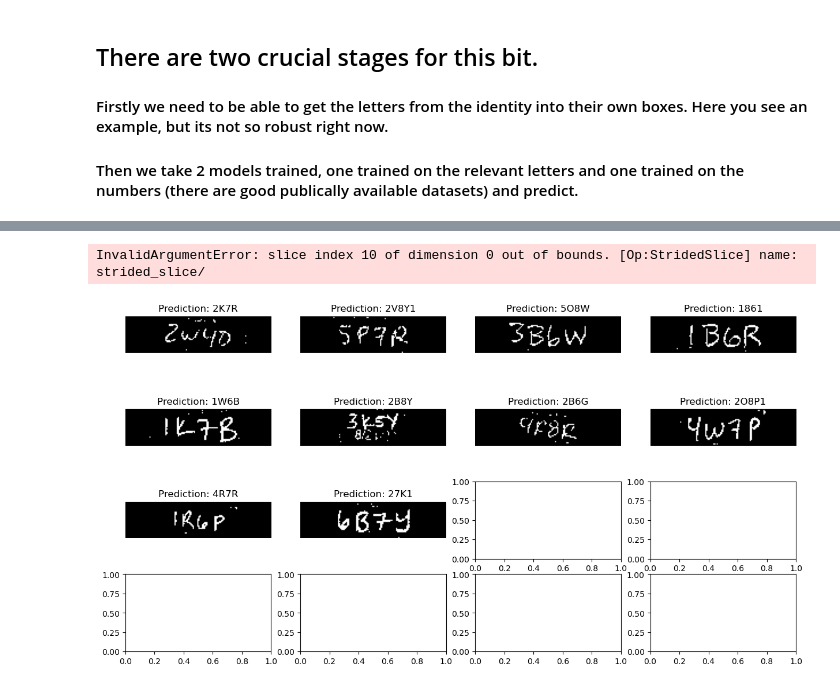
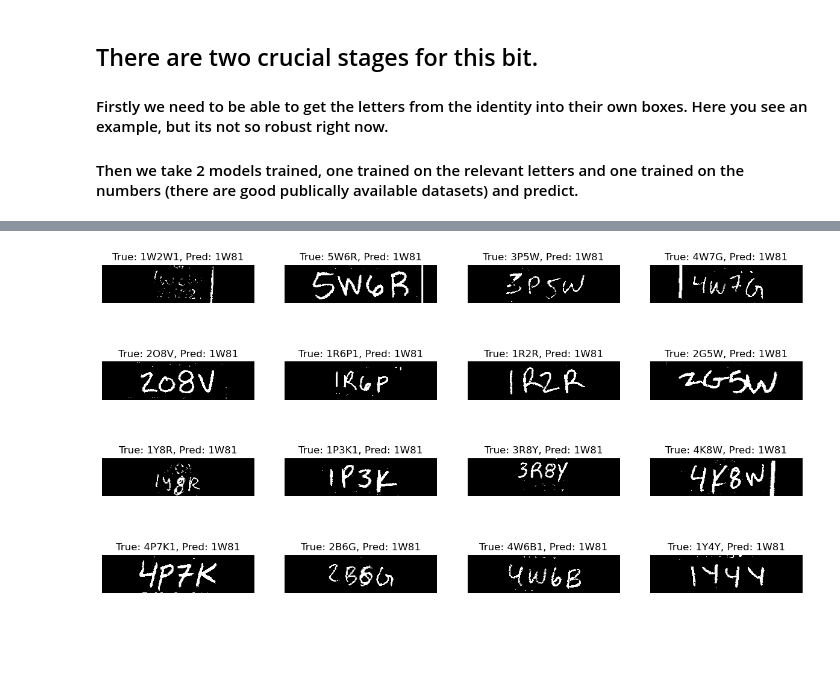
Before and after one commit to Jor-Lee/Guppies, a Jupyter notebook: Python_Files/ML.ipynb, the cells around one changed output, grey strips where cells are left out. Cells and saved outputs as stored; diff of their text form; code cells hidden in the pictures; blank space fills up the shorter version.

```diff
--- a/Python_Files/ML.ipynb
+++ b/Python_Files/ML.ipynb
@@ -48,7 +48,7 @@ for i in labels:
             characters.append(j)
 
 
-image_width, image_height = 128, 32
+image_width, image_height = 256, 64
 
 max_len = len(max(labels, key=len))
 # %%
@@ -96,11 +96,13 @@ def prepare_dataset(images, labels):
 data = tf.stack([preprocess_image(data[i][...,None], img_size=(image_width,image_height)) for i in range(len(data))],axis=0)
 vec_labels = tf.stack([vectorize_label(labels[i]) for i in range(len(labels))])
 
-train_data = data[:80]
-train_labels = vec_labels[:80]
+train_split = (len(data) * 85) // 100
 
-test_data = data[80:]
-test_labels = vec_labels[80:]
+train_data = data[:train_split]
+train_labels = vec_labels[:train_split]
+
+test_data = data[train_split:]
+test_labels = vec_labels[train_split:]
 # %%
 plt.imshow(data[0])
 # %% [output]
@@ -308,22 +310,31 @@ def decode_batch_predictions(pred):
     results = keras.backend.ctc_decode(pred, input_length=input_len, greedy=True)[0][0][
         :, :max_len
     ]
+
     # Iterate over the results and get back the text.
+    output = decode_vectorized_label(results)
+    return output
+
+def decode_vectorized_label(results):
     output_text = []
     for res in results:
         res = tf.gather(res, tf.where(tf.math.not_equal(res, -1)))
         res = tf.strings.reduce_join(num_to_char(res)).numpy().decode("utf-8")
         output_text.append(res)
+
     return output_text
+
 
 
 #  Let's check results on some test samples.
 for batch in train_ds.take(1):
     batch_images = batch["image"]
+    batch_labels = batch["label"]
     _, ax = plt.subplots(4, 4, figsize=(15, 8))
 
     preds = prediction_model.predict(batch_images)
     pred_texts = decode_batch_predictions(preds)
+    true_texts = decode_vectorized_label(batch_labels)
 
     for i in range(16):
         img = batch_images[i]
@@ -332,7 +343,7 @@ for batch in train_ds.take(1):
         img = (img * 255.0).numpy().clip(0, 255).astype(np.uint8)
         img = img[:, :, 0]
 
-        title = f"Prediction: {pred_texts[i]}"
+        title = f"True: {true_texts[i].split('[')[0]}, Pred: {pred_texts[i]}"
         ax[i // 4, i % 4].imshow(img, cmap="gray")
         ax[i // 4, i % 4].set_title(title)
         ax[i // 4, i % 4].axis("off")
@@ -345,10 +356,12 @@ plt.show()
 #  Let's check results on some test samples.
 for batch in val_ds.take(1):
     batch_images = batch["image"]
+    batch_labels = batch["label"]
     _, ax = plt.subplots(4, 4, figsize=(15, 8))
 
     preds = prediction_model.predict(batch_images)
     pred_texts = decode_batch_predictions(preds)
+    true_texts = decode_vectorized_label(batch_labels)
 
     for i in range(16):
         img = batch_images[i]
@@ -357,7 +370,7 @@ for batch in val_ds.take(1):
         img = (img * 255.0).numpy().clip(0, 255).astype(np.uint8)
         img = img[:, :, 0]
 
-        title = f"Prediction: {pred_texts[i]}"
+        title = f"True: {true_texts[i].split('[')[0]}, Pred: {pred_texts[i]}"
         ax[i // 4, i % 4].imshow(img, cmap="gray")
         ax[i // 4, i % 4].set_title(title)
         ax[i // 4, i % 4].axis("off")
@@ -366,2 +379 @@ for batch in val_ds.take(1):
-InvalidArgumentError: slice index 10 of dimension 0 out of bounds. [Op:StridedSlice] name: strided_slice/
-[figure, old version]
+[figure, new version]
```
Also changed, not shown: parts of 6 cells of this notebook, 1 other file.
